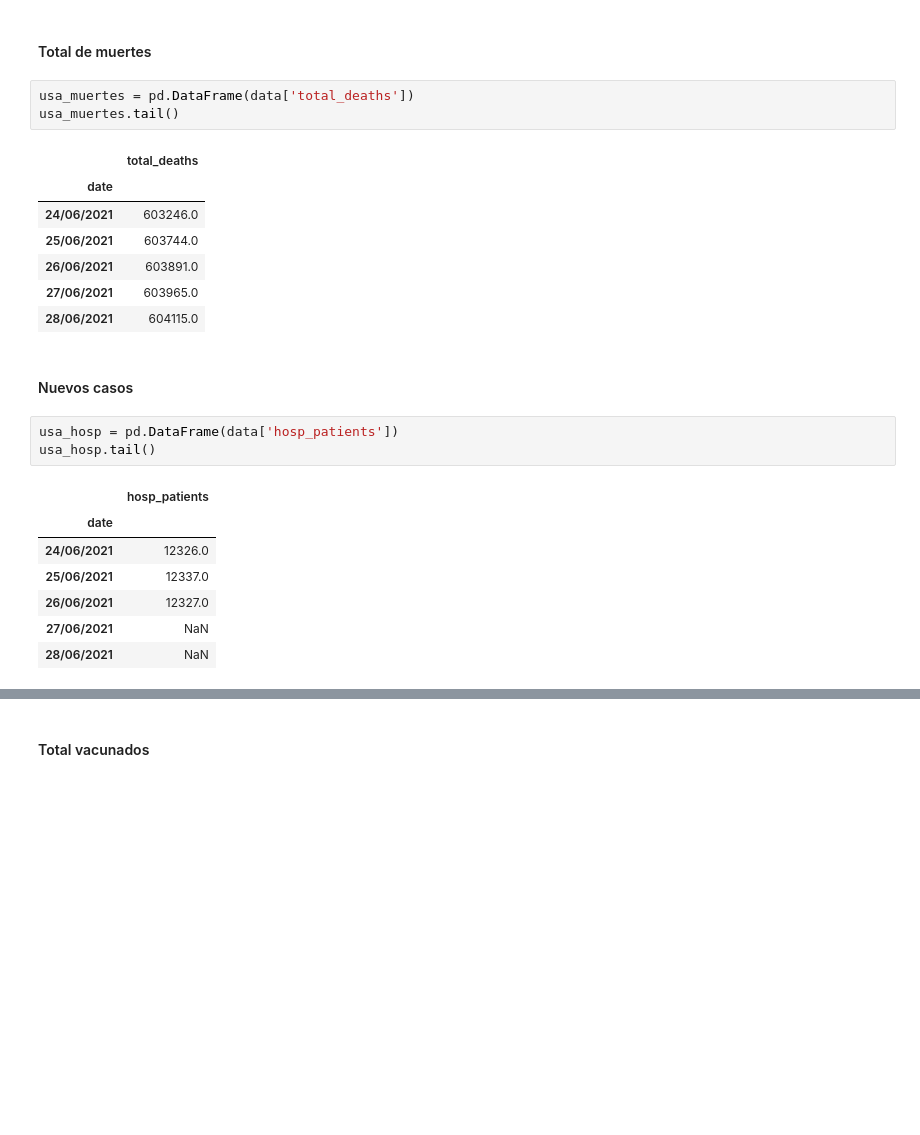
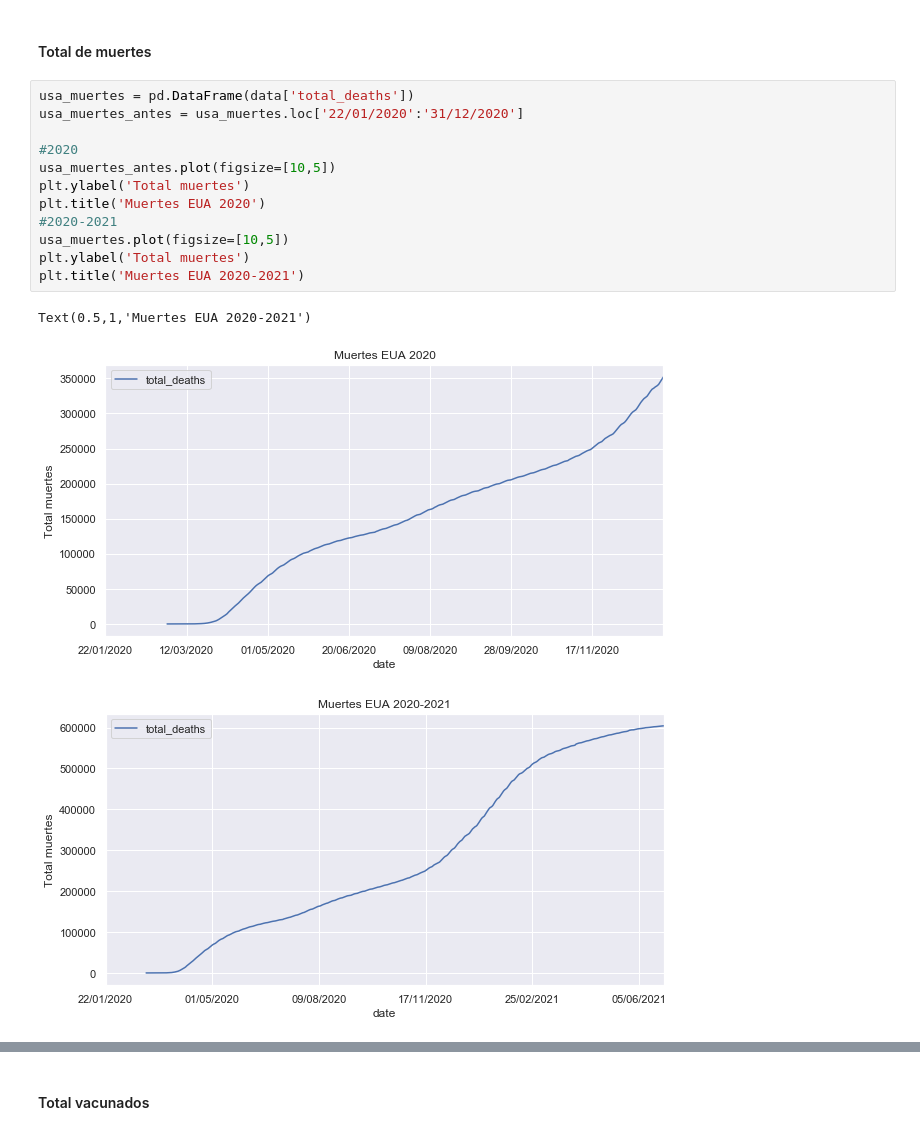
Before and after one commit to valerialadron/Proyecto_VLadron_MMLopez, a Jupyter notebook: Proyecto_VLadron_MMLopez.ipynb, the cells around one changed output, grey strips where cells are left out. Drawn from its saved outputs; the diff is of its cells as text; blank space fills up the shorter version.

```diff
--- a/Proyecto_VLadron_MMLopez.ipynb
+++ b/Proyecto_VLadron_MMLopez.ipynb
@@ -103,26 +177,18 @@ usa_casos.tail()
 # %% [markdown]
 #### Total de muertes
-# %%
-usa_muertes = pd.DataFrame(data['total_deaths'])
-usa_muertes.tail()
-# %% [output]
-|  | total_deaths |
-| date |  |
-| 24/06/2021 | 603246.0 |
-| 25/06/2021 | 603744.0 |
-| 26/06/2021 | 603891.0 |
-| 27/06/2021 | 603965.0 |
-| 28/06/2021 | 604115.0 |
-# %% [markdown]
-#### Nuevos casos
-# %%
-usa_hosp = pd.DataFrame(data['hosp_patients'])
-usa_hosp.tail()
-# %% [output]
-|  | hosp_patients |
-| date |  |
-| 24/06/2021 | 12326.0 |
-| 25/06/2021 | 12337.0 |
-| 26/06/2021 | 12327.0 |
-| 27/06/2021 | NaN |
-| 28/06/2021 | NaN |
+# %%
+usa_muertes = pd.DataFrame(data['total_deaths'])
+usa_muertes_antes = usa_muertes.loc['22/01/2020':'31/12/2020']
+
+#2020
+usa_muertes_antes.plot(figsize=[10,5])
+plt.ylabel('Total muertes')
+plt.title('Muertes EUA 2020')
+#2020-2021
+usa_muertes.plot(figsize=[10,5])
+plt.ylabel('Total muertes')
+plt.title('Muertes EUA 2020-2021')
+# %% [output]
+Text(0.5,1,'Muertes EUA 2020-2021')
+[figure, added]
+[figure, added]
```
Also changed, not shown: parts of 14 cells of this notebook, 1 other file.
